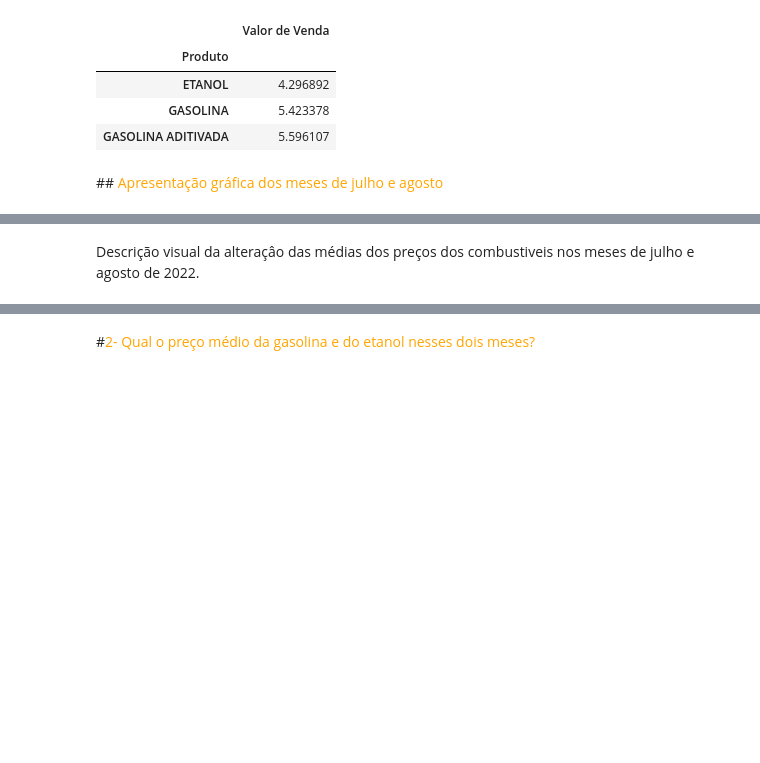
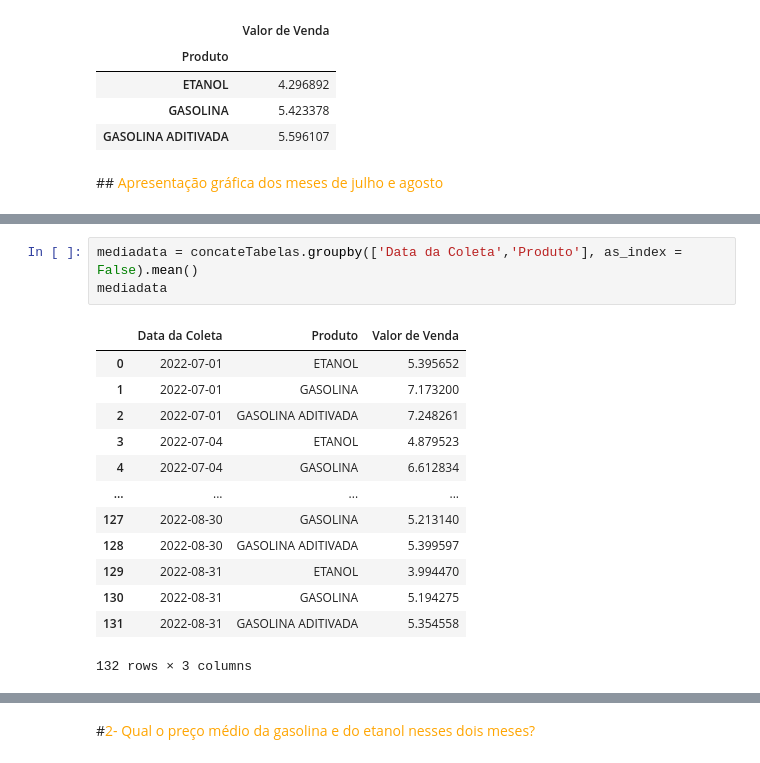
Before and after one commit to joaorosa2/analise_combustiveis_brasil, a Jupyter notebook: ProjetoM4.ipynb, the cells around one changed output, grey strips where cells are left out. Drawn from its saved outputs; the diff is of its cells as text; blank space fills up the shorter version.

```diff
--- a/ProjetoM4.ipynb
+++ b/ProjetoM4.ipynb
@@ -249,2 +254,17 @@ plt.legend();
-# %% [markdown]
-Descrição visual da alteraçâo das médias dos preços dos combustiveis nos meses de julho e agosto de 2022.
+# %%
+mediadata = concateTabelas.groupby(['Data da Coleta','Produto'], as_index = False).mean()
+mediadata
+# %% [output]
+|  | Data da Coleta | Produto | Valor de Venda |
+| 0 | 2022-07-01 | ETANOL | 5.395652 |
+| 1 | 2022-07-01 | GASOLINA | 7.173200 |
+| 2 | 2022-07-01 | GASOLINA ADITIVADA | 7.248261 |
+| 3 | 2022-07-04 | ETANOL | 4.879523 |
+| 4 | 2022-07-04 | GASOLINA | 6.612834 |
+| ... | ... | ... | ... |
+| 127 | 2022-08-30 | GASOLINA | 5.213140 |
+| 128 | 2022-08-30 | GASOLINA ADITIVADA | 5.399597 |
+| 129 | 2022-08-31 | ETANOL | 3.994470 |
+| 130 | 2022-08-31 | GASOLINA | 5.194275 |
+| 131 | 2022-08-31 | GASOLINA ADITIVADA | 5.354558 |
+132 rows × 3 columns
```
Also changed, not shown: parts of 39 cells of this notebook.
